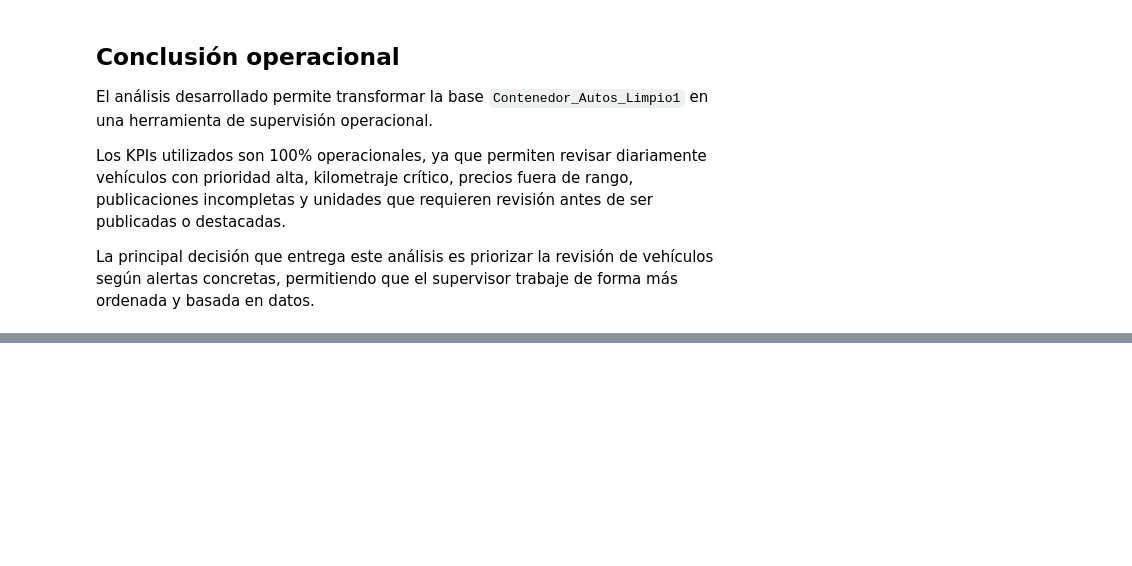
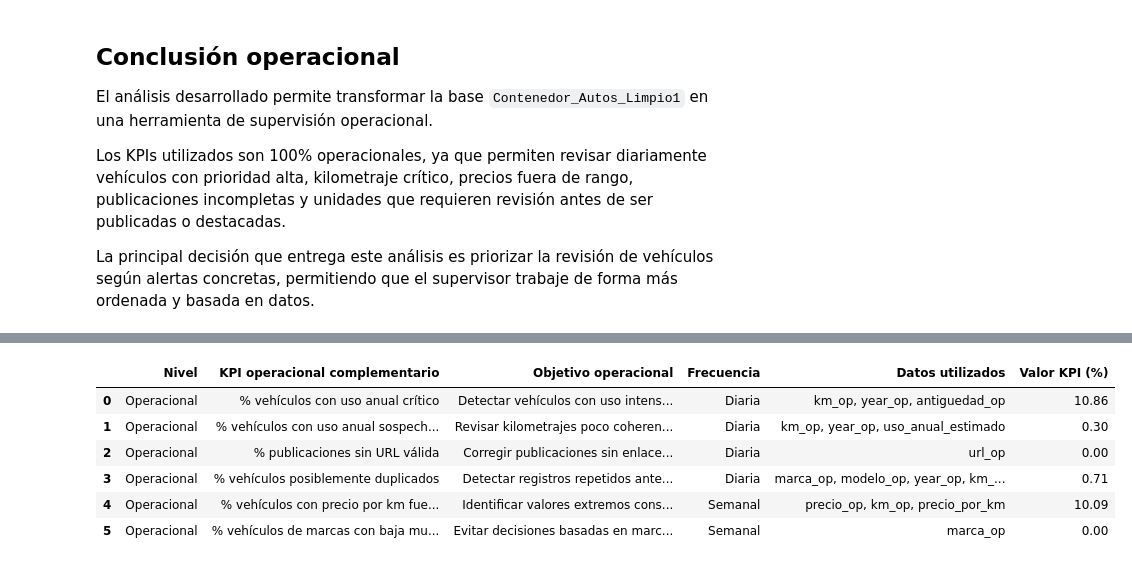
Before and after one commit to IICG-Coquimbo/practica-proyecto-autotec, a Jupyter notebook: autotec/semana5/Proyecto_Final.ipynb, the cells around one changed output, grey strips where cells are left out. Drawn from its saved outputs; the diff is of its cells as text; code cells hidden in the pictures; blank space fills up the shorter version.

```diff
--- a/autotec/semana5/Proyecto_Final.ipynb
+++ b/autotec/semana5/Proyecto_Final.ipynb
@@ -533,0 +640,70 @@ La principal decisión que entrega este análisis es priorizar la revisión de v
+# %%
+# ==========================================
+# TABLA DE KPIs OPERACIONALES COMPLEMENTARIOS
+# ==========================================
+
+total_vehiculos = len(df_op)
+
+def porcentaje_operacional(condicion):
+    return round((condicion.sum() / total_vehiculos) * 100, 2)
+
+tabla_kpis_complementarios = pd.DataFrame({
+    "Nivel": [
+        "Operacional",
+        "Operacional",
+        "Operacional",
+        "Operacional",
+        "Operacional",
+        "Operacional"
+    ],
+    "KPI operacional complementario": [
+        "% vehículos con uso anual crítico",
+        "% vehículos con uso anual sospechosamente bajo",
+        "% publicaciones sin URL válida",
+        "% vehículos posiblemente duplicados",
+        "% vehículos con precio por km fuera de rango",
+        "% vehículos de marcas con baja muestra"
+    ],
+    "Objetivo operacional": [
+        "Detectar vehículos con uso intensivo para revisión prioritaria",
+        "Revisar kilometrajes poco coherentes con la antigüedad del vehículo",
+        "Corregir publicaciones sin enlace o con enlace inválido",
+        "Detectar registros repetidos antes de reportar o publicar",
+        "Identificar valores extremos considerando precio y kilometraje",
+        "Evitar decisiones basadas en marcas con poca representación"
+    ],
+    "Frecuencia": [
+        "Diaria",
+        "Diaria",
+        "Diaria",
+        "Diaria",
+        "Semanal",
+        "Semanal"
+    ],
+    "Datos utilizados": [
+        "km_op, year_op, antiguedad_op",
+        "km_op, year_op, uso_anual_estimado",
+        "url_op",
+        "marca_op, modelo_op, year_op, km_op, precio_op",
+        "precio_op, km_op, precio_por_km",
+        "marca_op"
+    ],
+    "Valor KPI (%)": [
+        porcentaje_operacional(df_op["alerta_uso_anual_critico"]),
+        porcentaje_operacional(df_op["alerta_uso_anual_bajo"]),
+        porcentaje_operacional(df_op["alerta_sin_url"]),
+        porcentaje_operacional(df_op["alerta_posible_duplicado"]),
+        porcentaje_operacional(df_op["alerta_precio_km_extremo"]),
+        porcentaje_operacional(df_op["alerta_marca_baja_muestra"])
+    ]
+})
+
+tabla_kpis_complementarios
+# %% [output]
+|  | Nivel | KPI operacional complementario | Objetivo operacional | Frecuencia | Datos utilizados | Valor KPI (%) |
+| 0 | Operacional | % vehículos con uso anual crítico | Detectar vehículos con uso intens... | Diaria | km_op, year_op, antiguedad_op | 10.86 |
+| 1 | Operacional | % vehículos con uso anual sospech... | Revisar kilometrajes poco coheren... | Diaria | km_op, year_op, uso_anual_estimado | 0.30 |
+| 2 | Operacional | % publicaciones sin URL válida | Corregir publicaciones sin enlace... | Diaria | url_op | 0.00 |
+| 3 | Operacional | % vehículos posiblemente duplicados | Detectar registros repetidos ante... | Diaria | marca_op, modelo_op, year_op, km_... | 0.71 |
+| 4 | Operacional | % vehículos con precio por km fue... | Identificar valores extremos cons... | Semanal | precio_op, km_op, precio_por_km | 10.09 |
+| 5 | Operacional | % vehículos de marcas con baja mu... | Evitar decisiones basadas en marc... | Semanal | marca_op | 0.00 |
```
Also changed, not shown: parts of 9 cells of this notebook.
